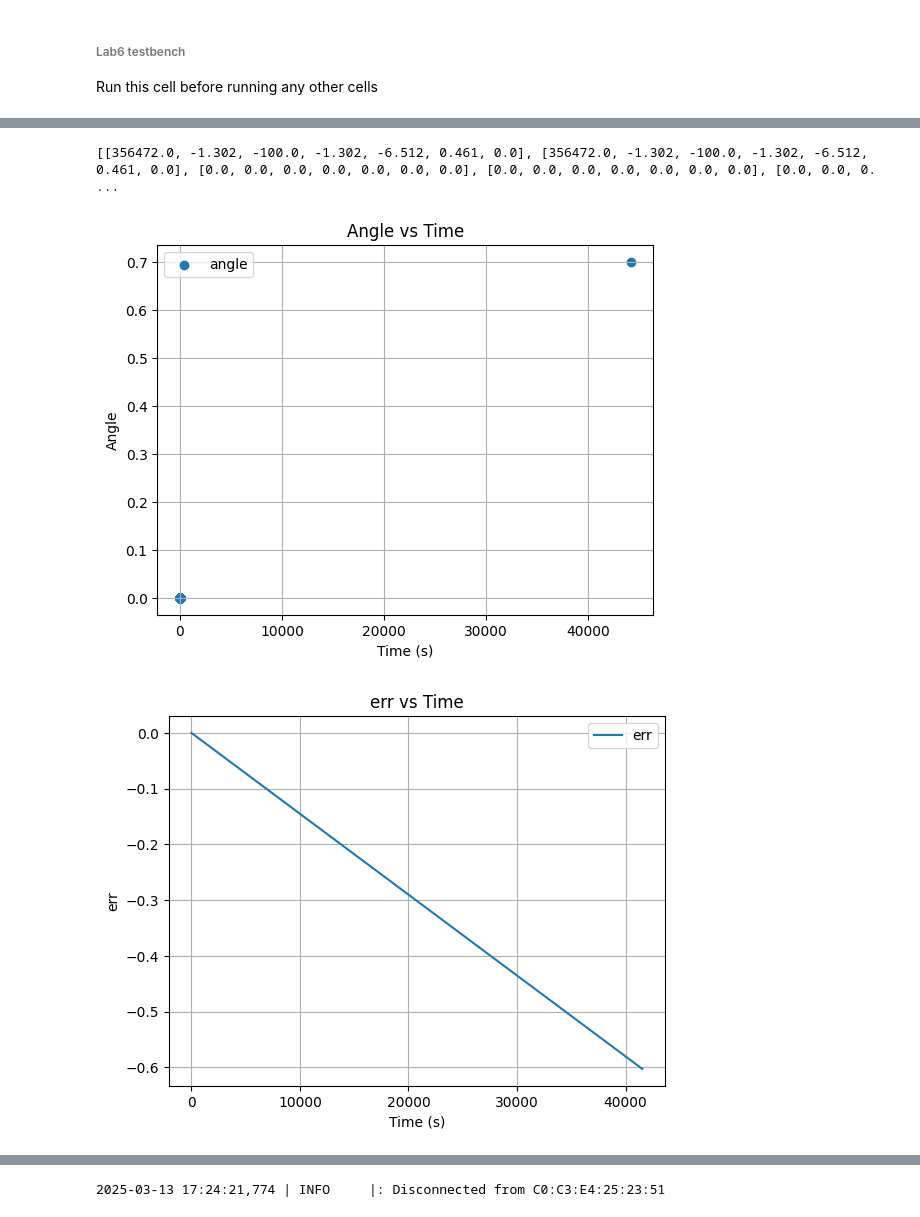
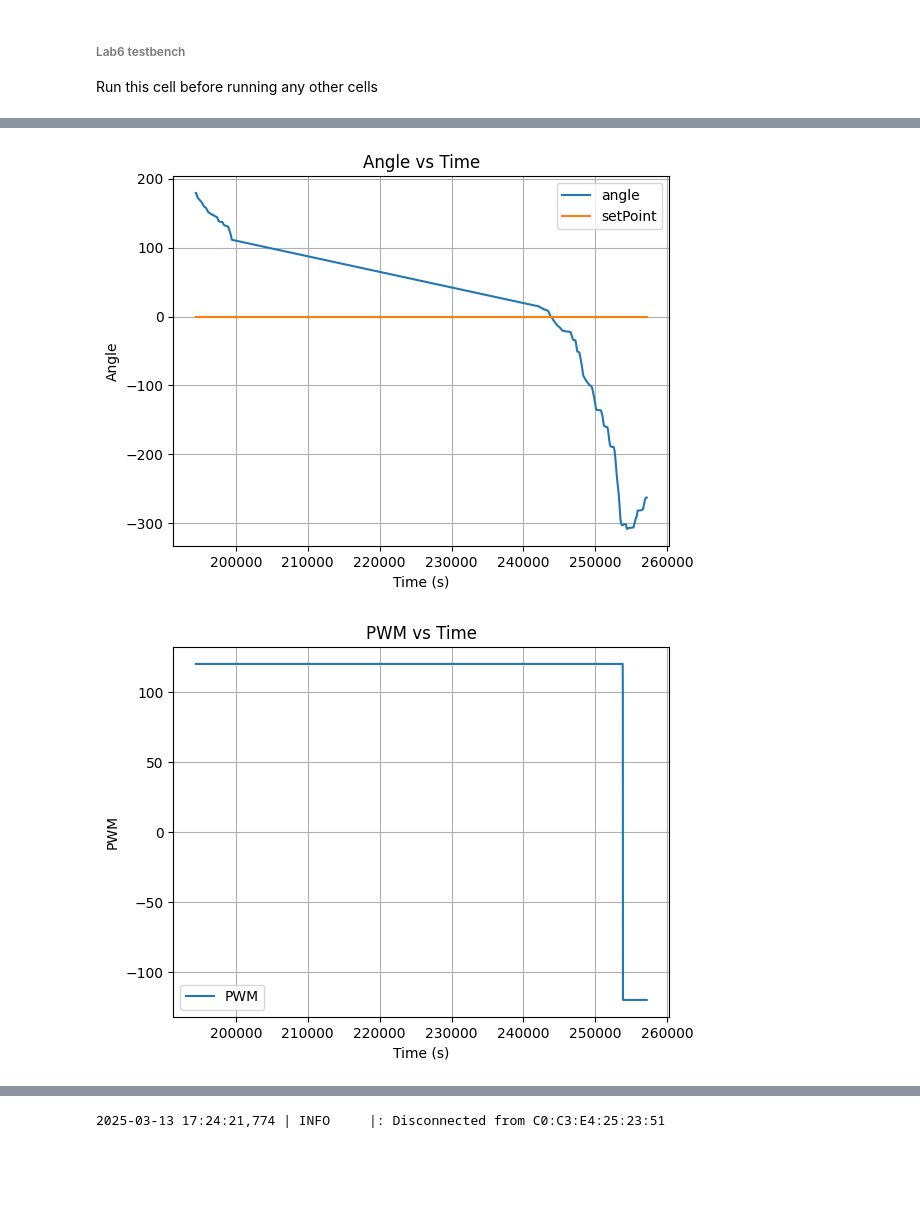
Before and after one commit to IvannnHuang/IvannnHuang.github.io, a Jupyter notebook: Lab6/pid_orien_python/demo.ipynb, the cells around one changed output, grey strips where cells are left out. Saved outputs shown, nothing was run; the diff lists cells and outputs as text; code cells hidden in the pictures; blank space fills up the shorter version.

```diff
--- a/Lab6/pid_orien_python/demo.ipynb
+++ b/Lab6/pid_orien_python/demo.ipynb
@@ -63,7 +63,3 @@ print(sensor_data[0:5])
-# %%
-print(sensor_data[0:5])
-# %% [output]
-[[356472.0, -1.302, -100.0, -1.302, -6.512, 0.461, 0.0], [356472.0, -1.302, -100.0, -1.302, -6.512, 0.461, 0.0], [0.0, 0.0, 0.0, 0.0, 0.0, 0.0, 0.0], [0.0, 0.0, 0.0, 0.0, 0.0, 0.0, 0.0], [0.0, 0.0, 0. ...
 # %%
 import numpy as np
 import matplotlib.pyplot as plt
@@ -78,25 +74,25 @@ ki = data[:sensor_data_index, 5]
 kd = data[:sensor_data_index, 6]
 # %%
 plt.figure()
-plt.scatter(time, angle, label='angle')
-# plt.plot(time, speed, label='speed')
-# plt.plot(time, err, label='err')
+plt.plot(time, angle, label='angle')
+plt.plot([time[:1], time[sensor_data_index-1:sensor_data_index]], [0, 0], label='setPoint')
 plt.title('Angle vs Time')
 plt.xlabel('Time (s)')
 plt.ylabel('Angle')
 plt.legend()
 plt.grid()
 plt.show()
 # %% [output]
-[figure, old version]
+[figure, new version]
 # %%
 plt.figure()
-plt.plot(time, err, label='err')
-plt.title('err vs Time')
+plt.plot(time, speed, label='PWM')
+# plt.plot([time[:1], time[sensor_data_index-1:sensor_data_index]], [0, 0], label='setPoint')
+plt.title('PWM vs Time')
 plt.xlabel('Time (s)')
-plt.ylabel('err')
+plt.ylabel('PWM')
 plt.legend()
 plt.grid()
 plt.show()
 # %% [output]
-[figure, old version]
+[figure, new version]
```
Also changed, not shown: parts of 13 cells of this notebook, 3 other files.
